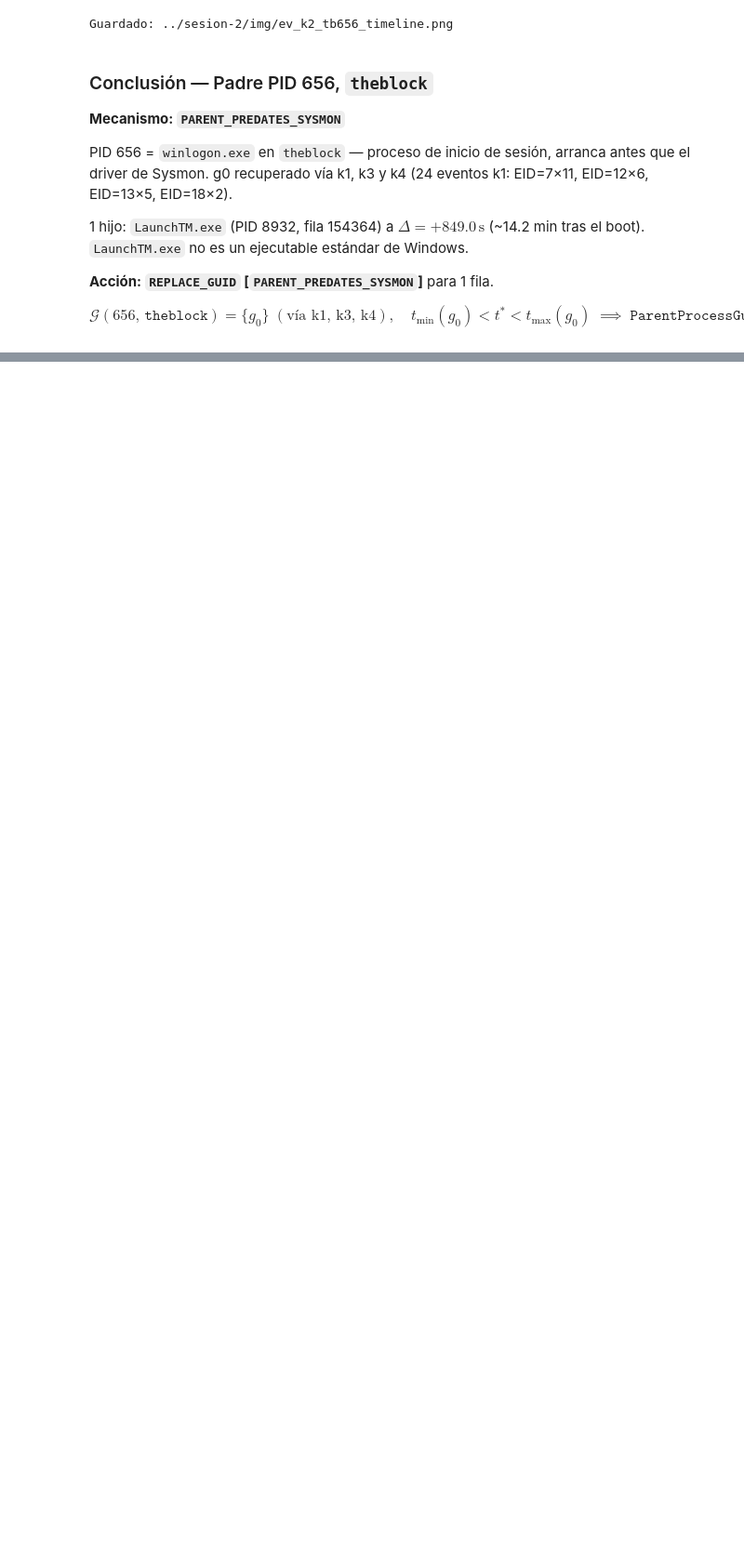
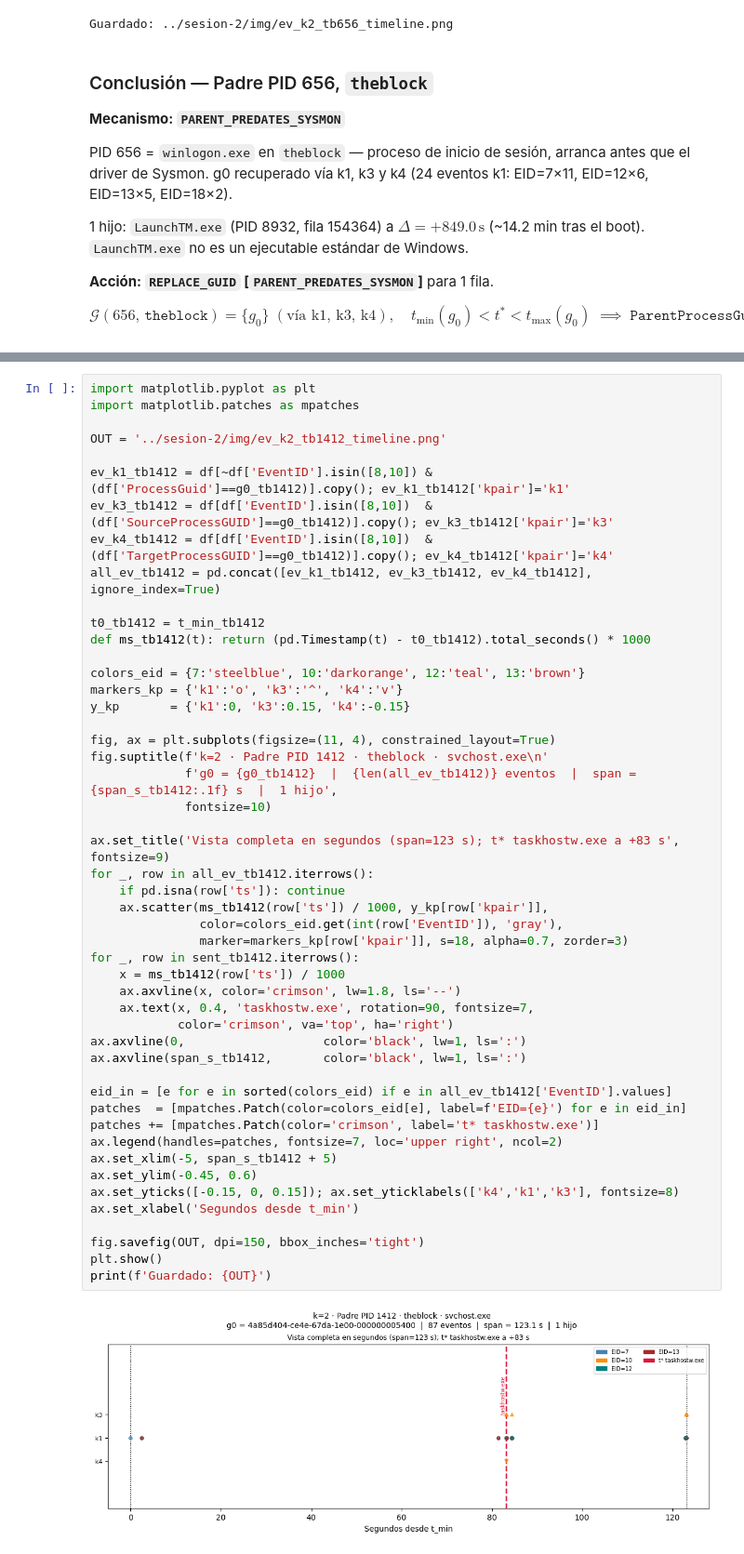
Before and after one commit to ollerenac/curso2026, a Jupyter notebook: sesion-2/9_enfoque_B.ipynb, the cells around one changed output, grey strips where cells are left out. Shown at 93% size. Cells and saved outputs as stored; diff of their text form; blank space fills up the shorter version.

```diff
--- a/sesion-2/9_enfoque_B.ipynb
+++ b/sesion-2/9_enfoque_B.ipynb
@@ -5719,0 +5779,51 @@ $$
+# %%
+import matplotlib.pyplot as plt
+import matplotlib.patches as mpatches
+
+OUT = '../sesion-2/img/ev_k2_tb1412_timeline.png'
+
+ev_k1_tb1412 = df[~df['EventID'].isin([8,10]) & (df['ProcessGuid']==g0_tb1412)].copy(); ev_k1_tb1412['kpair']='k1'
+ev_k3_tb1412 = df[df['EventID'].isin([8,10])  & (df['SourceProcessGUID']==g0_tb1412)].copy(); ev_k3_tb1412['kpair']='k3'
+ev_k4_tb1412 = df[df['EventID'].isin([8,10])  & (df['TargetProcessGUID']==g0_tb1412)].copy(); ev_k4_tb1412['kpair']='k4'
+all_ev_tb1412 = pd.concat([ev_k1_tb1412, ev_k3_tb1412, ev_k4_tb1412], ignore_index=True)
+
+t0_tb1412 = t_min_tb1412
+def ms_tb1412(t): return (pd.Timestamp(t) - t0_tb1412).total_seconds() * 1000
+
+colors_eid = {7:'steelblue', 10:'darkorange', 12:'teal', 13:'brown'}
+markers_kp = {'k1':'o', 'k3':'^', 'k4':'v'}
+y_kp       = {'k1':0, 'k3':0.15, 'k4':-0.15}
+
+fig, ax = plt.subplots(figsize=(11, 4), constrained_layout=True)
+fig.suptitle(f'k=2 · Padre PID 1412 · theblock · svchost.exe\n'
+             f'g0 = {g0_tb1412}  |  {len(all_ev_tb1412)} eventos  |  span = {span_s_tb1412:.1f} s  |  1 hijo',
+             fontsize=10)
+
+ax.set_title('Vista completa en segundos (span=123 s); t* taskhostw.exe a +83 s', fontsize=9)
+for _, row in all_ev_tb1412.iterrows():
+    if pd.isna(row['ts']): continue
+    ax.scatter(ms_tb1412(row['ts']) / 1000, y_kp[row['kpair']],
+               color=colors_eid.get(int(row['EventID']), 'gray'),
+               marker=markers_kp[row['kpair']], s=18, alpha=0.7, zorder=3)
+for _, row in sent_tb1412.iterrows():
+    x = ms_tb1412(row['ts']) / 1000
+    ax.axvline(x, color='crimson', lw=1.8, ls='--')
+    ax.text(x, 0.4, 'taskhostw.exe', rotation=90, fontsize=7,
+            color='crimson', va='top', ha='right')
+ax.axvline(0,                   color='black', lw=1, ls=':')
+ax.axvline(span_s_tb1412,       color='black', lw=1, ls=':')
+
+eid_in = [e for e in sorted(colors_eid) if e in all_ev_tb1412['EventID'].values]
+patches  = [mpatches.Patch(color=colors_eid[e], label=f'EID={e}') for e in eid_in]
+patches += [mpatches.Patch(color='crimson', label='t* taskhostw.exe')]
+ax.legend(handles=patches, fontsize=7, loc='upper right', ncol=2)
+ax.set_xlim(-5, span_s_tb1412 + 5)
+ax.set_ylim(-0.45, 0.6)
+ax.set_yticks([-0.15, 0, 0.15]); ax.set_yticklabels(['k4','k1','k3'], fontsize=8)
+ax.set_xlabel('Segundos desde t_min')
+
+fig.savefig(OUT, dpi=150, bbox_inches='tight')
+plt.show()
+print(f'Guardado: {OUT}')
+# %% [output]
+[figure, added]
```
Also changed, not shown: parts of 4 cells of this notebook, 2 other files.
